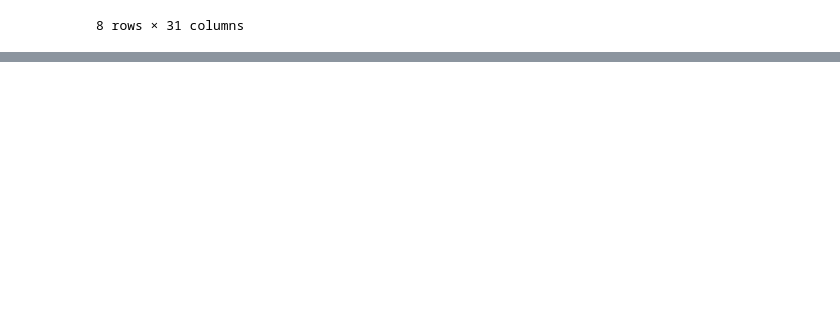
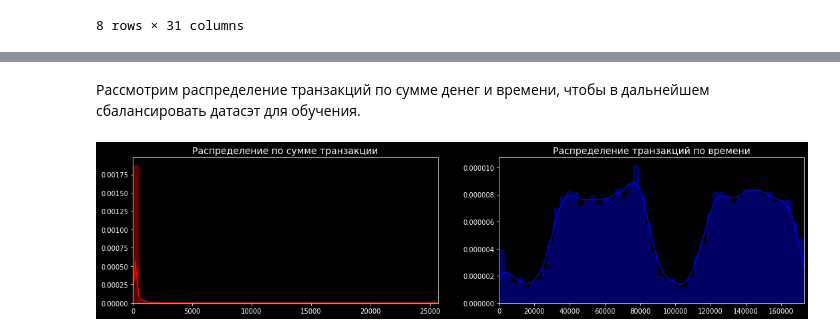
Before and after one commit to zaigr/ml-course-task, a Jupyter notebook: fraud-detection.ipynb, the cells around one changed output, grey strips where cells are left out. Cells and saved outputs as stored; diff of their text form; code cells hidden in the pictures; blank space fills up the shorter version.

```diff
--- a/fraud-detection.ipynb
+++ b/fraud-detection.ipynb
@@ -75,0 +98,19 @@ df.describe()
+# %% [markdown]
+Рассмотрим распределение транзакций по сумме денег и времени, чтобы в дальнейшем сбалансировать датасэт для обучения.
+# %%
+fig, ax = plt.subplots(1, 2, figsize=(18,4))
+
+amount_val = df['Amount'].values
+time_val = df['Time'].values
+
+sns.distplot(amount_val, ax=ax[0], color='r')
+ax[0].set_title('Распределение по сумме транзакции', fontsize=14)
+ax[0].set_xlim([min(amount_val), max(amount_val)])
+
+sns.distplot(time_val, ax=ax[1], color='b')
+ax[1].set_title('Распределение транзакций по времени', fontsize=14)
+ax[1].set_xlim([min(time_val), max(time_val)])
+
+plt.show()
+# %% [output]
+[figure, added]
```
Also changed, not shown: parts of 16 cells of this notebook.
